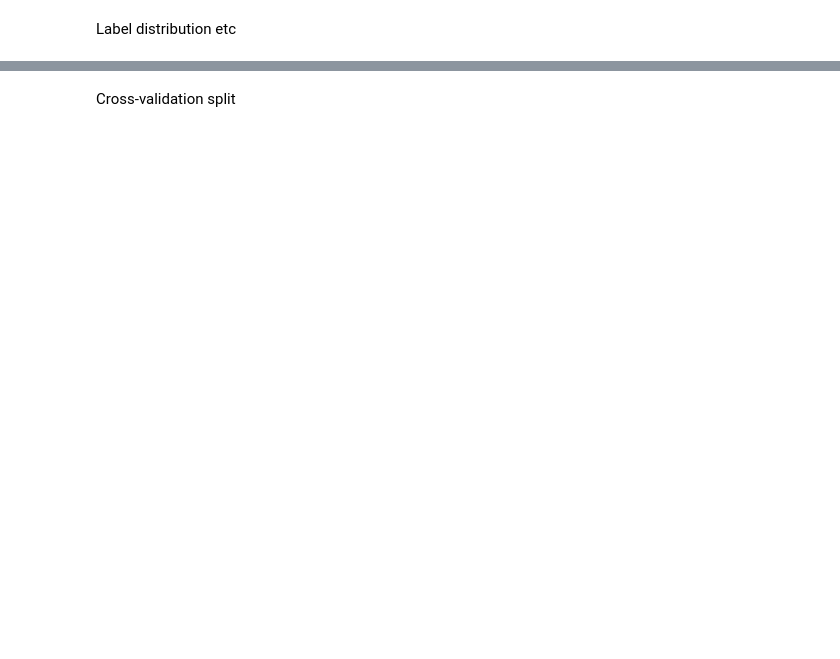
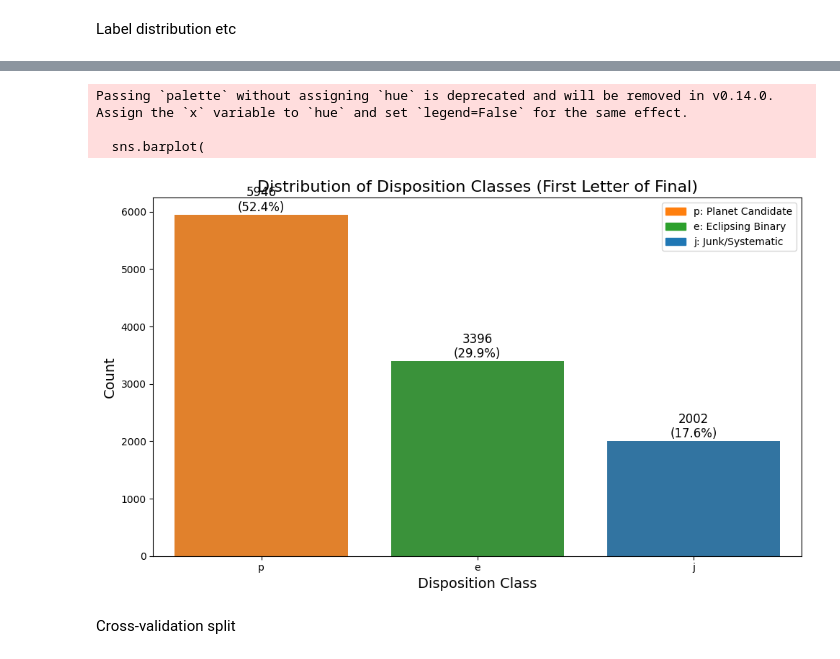
Before and after one commit to mit-kavli-institute/astronet-triage, a Jupyter notebook: Preprocess-vetting-cross-validation.ipynb, the cells around one changed output, grey strips where cells are left out. Cells and saved outputs as stored; diff of their text form; code cells hidden in the pictures; blank space fills up the shorter version.

```diff
--- a/Preprocess-vetting-cross-validation.ipynb
+++ b/Preprocess-vetting-cross-validation.ipynb
@@ -10,6 +10,9 @@ fpath = f'mnt/tess/labels/{fname}.csv'
 
 second_f=True
 get_rid_of_n=True
+
+# At the very end, remove every label that does not start with 'p', 'e' or 'j'?
+remove_non_p_e_j = True
 
 if second_f:
     fname_extra_objects = 'vetting-new-events-withfilenames'
@@ -70,7 +75,6 @@ for d in disps:
 
 # Set all TOIs commented with "CP", "PC", or "KP" with the label 'pu'
 tois_planet_mask = (all_table['comment'].str.contains("(PC)", regex=False).astype(bool) | all_table['comment'].str.contains("(CP)", regex=False).astype((bool)) | all_table['comment'].str.contains("(KP)", regex=False).astype((bool)))
-
 
 # # Print mismatches - not labelled planet by vetters, but is a TOI labelled KP, CP or PC (known planet, confirmed planet, planetary candidate)
 print('Mismatches between TOI comment and vetting labels', all_table[tois_planet_mask][(all_table[tois_planet_mask]['Final'] != 'pt') & (~all_table[tois_planet_mask]['Final'].isna())]['TIC ID'])
@@ -82,6 +86,7 @@ print('Number of mismatches:', len(all_table[tois_planet_mask][(all_table[tois_p
 
 
 all_table.loc[tois_planet_mask, 'Final'] = 'pu'
+all_table.loc[tois_planet_mask, 'disp_p'] = 1  # Mark as 'p' for the purposes of vetting
 
 if second_f:
     # Correct label 'EB' into 'eb', 'IS' into 'i' and V into 'jj'
@@ -99,6 +104,8 @@ def set_labels(row):
     a = ~row.isna()
     if row['Final'] == 'i':
         # skip objects labeled as "inside the star"
+        row['Final'] = 'jj'  # 'i' should be treated as 'jj' in the final vetting
+        row['disp_j'] = 1  # Mark as 'j' for the purposes of vetting
         return row
     if a['Final']:
         row[f'disp_{row["Final"][0]}'] = 1
@@ -110,6 +117,12 @@ def set_labels(row):
                 row[f'disp_{row[user][0]}'] += 1
                 row[f'disp_{row[user][1]}'] += 1
 
+    if row['Final']=='#REF!':
+        # Handle the case of '#REF!' in Final column
+        # Make it empty
+        row['Final'] = np.nan
+
+
     if isinstance(row['Final'], str) and len(row['Final']) > 2:
         row['Final'] = row['Final'][:2]  # truncate to first two characters for consistency in case the label had 3 letters etc
 
@@ -389,43 +542,70 @@ plt.tight_layout()
 # %%
 import matplotlib.pyplot as plt
 import pandas as pd
 import numpy as np
 import seaborn as sns
 
+# Check if get_rid_of_n is defined, otherwise default to False
+try:
+    get_rid_of_n
+except NameError:
+    get_rid_of_n = False
+
 # Extract the first letter of the Final column
 all_table['first_letter'] = all_table['Final'].str[0]
 
-# Count the occurrences of each first letter
-first_letter_counts = all_table['first_letter'].value_counts().reindex(['p', 'e', 'j', 'n'])
+# Define the class labels and their colors
+labels = {
+    'p': 'Planet Candidate',
+    'e': 'Eclipsing Binary',
+    'j': 'Junk/Systematic',
+}
+
+# Add 'n' if we're keeping it
+if not get_rid_of_n:
+    labels['n'] = 'Not Transit-Like'
+
+# Define colors for each class
+colors = {
+    'p': '#ff7f0e',  # orange
+    'e': '#2ca02c',  # green
+    'j': '#1f77b4',  # blue
+    'n': '#d62728'   # red
+}
+
+# Count the occurrences of each first letter (only for classes we're keeping)
+first_letter_counts = all_table['first_letter'].value_counts().reindex(list(labels.keys()))
 
 # Create a bar plot
 plt.figure(figsize=(10, 6))
-sns.barplot(x=first_letter_counts.index, y=first_letter_counts.values,
-            palette=['#ff7f0e', '#2ca02c', '#1f77b4', '#d62728'])
+sns.barplot(
+    x=first_letter_counts.index,
+    y=first_letter_counts.values,
+    palette=[colors[c] for c in first_letter_counts.index]
+)
 
 # Add labels and title
 plt.title('Distribution of Disposition Classes (First Letter of Final)', fontsize=16)
 plt.xlabel('Disposition Class', fontsize=14)
 plt.ylabel('Count', fontsize=14)
 
 # Add data labels on top of each bar
 for i, count in enumerate(first_letter_counts):
     plt.text(i, count + (max(first_letter_counts) * 0.01),
-             f'{count}\n({count/len(all_table)*100:.1f}%)',
+             f'{count}\n({count/sum(first_letter_counts)*100:.1f}%)',
              ha='center', fontsize=12)
 
-# Add a legend with explanations
-labels = {
-    'p': 'Planet Candidate',
-    'e': 'Eclipsing Binary',
-    'j': 'Junk/Systematic',
-    'n': 'Not Transit-Like'
-}
-handles = [plt.Rectangle((0,0),1,1, color=c) for c in ['#ff7f0e', '#2ca02c', '#1f77b4', '#d62728']]
+# Create legend handles
+handles = [plt.Rectangle((0,0),1,1, color=colors[k]) for k in labels.keys()]
 plt.legend(handles, [f"{k}: {v}" for k, v in labels.items()], loc='upper right')
 
 plt.tight_layout()
 plt.show()
+# %% [output]
+Passing `palette` without assigning `hue` is deprecated and will be removed in v0.14.0. Assign the `x` variable to `hue` and set `legend=False` for the same effect.
+
+  sns.barplot(
+[figure, added]
 # %% [markdown]
 Cross-validation split
 # %%
```
Also changed, not shown: parts of 15 cells of this notebook.
